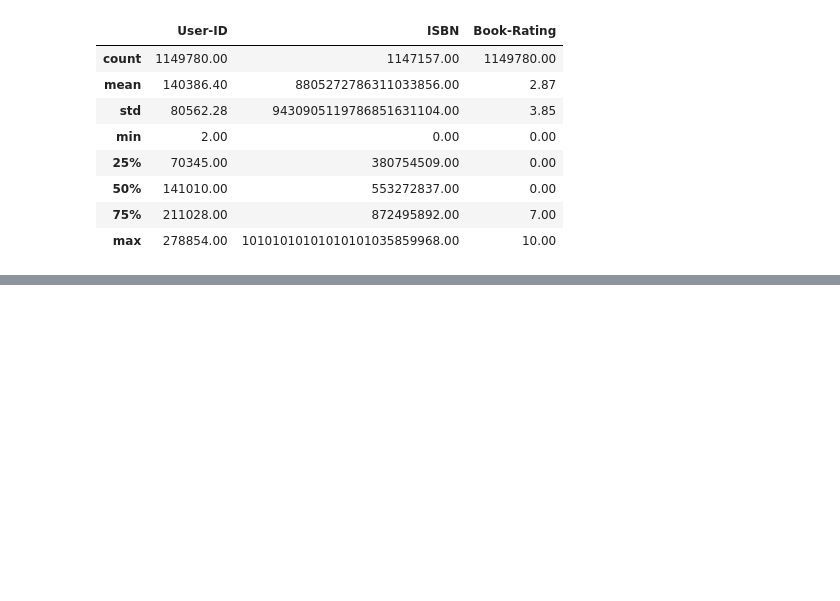
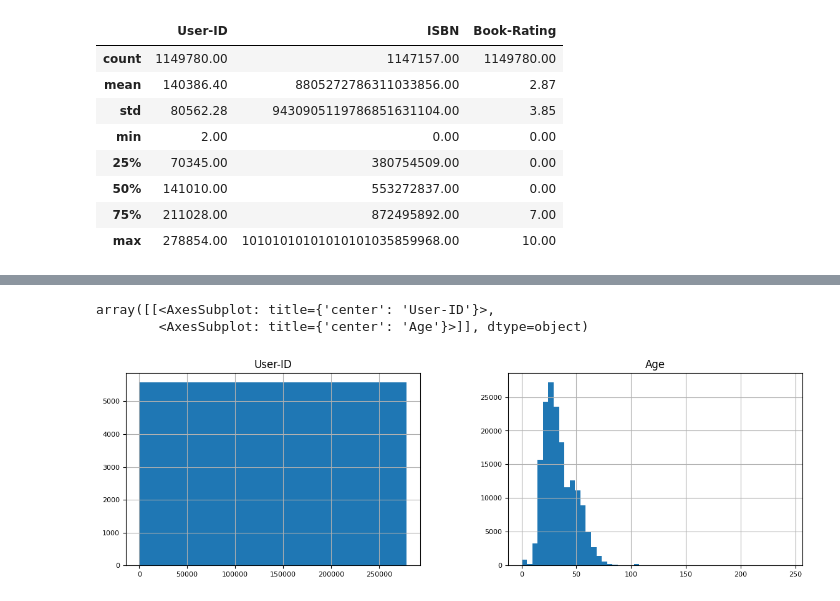
Before and after one commit to stefanoaragoni/lab6_deeplearning, a Jupyter notebook: eda.ipynb, the cells around one changed output, grey strips where cells are left out. Cells and saved outputs as stored; diff of their text form; code cells hidden in the pictures; blank space fills up the shorter version.

```diff
--- a/eda.ipynb
+++ b/eda.ipynb
@@ -162,0 +222,7 @@ df_ratings.describe()
+# %%
+# Visualización de la distribución de las variables de df_users
+df_users.hist(figsize=(14, 4), bins=50, xlabelsize=8, ylabelsize=8)
+# %% [output]
+array([[<AxesSubplot: title={'center': 'User-ID'}>,
+        <AxesSubplot: title={'center': 'Age'}>]], dtype=object)
+[figure, added]
```
Also changed, not shown: parts of 14 cells of this notebook.
